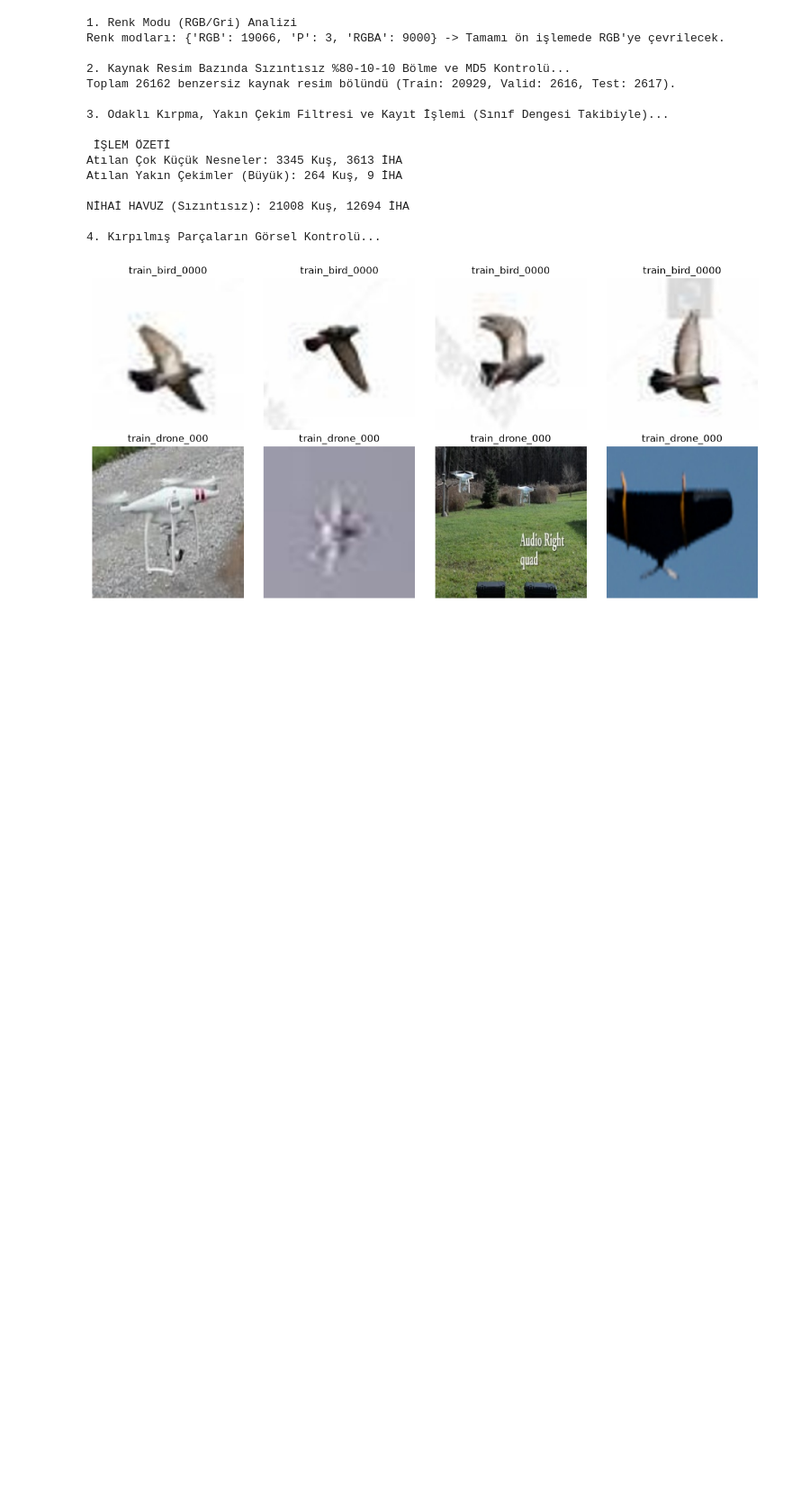
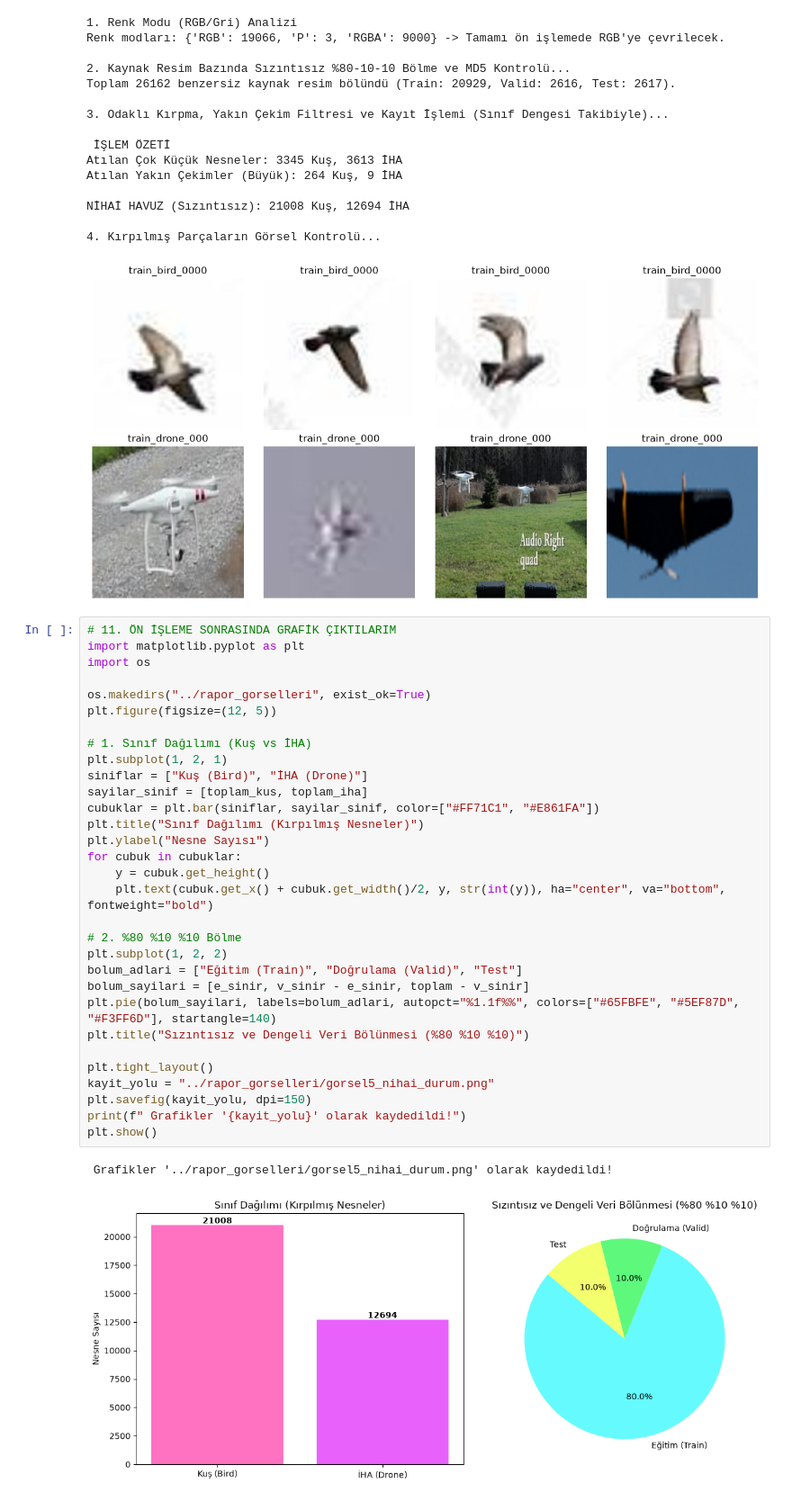
Before and after one commit to Senanursunbul/iha-kus-ayrimi, a Jupyter notebook: notebooks/veri_analizi_1.ipynb, the cells around one changed output. Shown at 90% size. Cells and saved outputs as stored; diff of their text form; blank space fills up the shorter version.

Commit message:
Ön işleme sonrası yapılan dengeli veri bölme ve sınıf daığılımları işlemi grafiksel olarak gösterildi.

```diff
--- a/notebooks/veri_analizi_1.ipynb
+++ b/notebooks/veri_analizi_1.ipynb
@@ -705,3 +705,37 @@ NİHAİ HAVUZ (Sızıntısız): 21008 Kuş, 12694 İHA
 
 4. Kırpılmış Parçaların Görsel Kontrolü...
 [figure]
+# %%
+# 11. ÖN İŞLEME SONRASINDA GRAFİK ÇIKTILARIM
+import matplotlib.pyplot as plt
+import os
+
+os.makedirs("../rapor_gorselleri", exist_ok=True)
+plt.figure(figsize=(12, 5))
+
+# 1. Sınıf Dağılımı (Kuş vs İHA)
+plt.subplot(1, 2, 1)
+siniflar = ["Kuş (Bird)", "İHA (Drone)"]
+sayilar_sinif = [toplam_kus, toplam_iha]
+cubuklar = plt.bar(siniflar, sayilar_sinif, color=["#FF71C1", "#E861FA"])
+plt.title("Sınıf Dağılımı (Kırpılmış Nesneler)")
+plt.ylabel("Nesne Sayısı")
+for cubuk in cubuklar:
+    y = cubuk.get_height()
+    plt.text(cubuk.get_x() + cubuk.get_width()/2, y, str(int(y)), ha="center", va="bottom", fontweight="bold")
+
+# 2. %80 %10 %10 Bölme
+plt.subplot(1, 2, 2)
+bolum_adlari = ["Eğitim (Train)", "Doğrulama (Valid)", "Test"]
+bolum_sayilari = [e_sinir, v_sinir - e_sinir, toplam - v_sinir]
+plt.pie(bolum_sayilari, labels=bolum_adlari, autopct="%1.1f%%", colors=["#65FBFE", "#5EF87D", "#F3FF6D"], startangle=140)
+plt.title("Sızıntısız ve Dengeli Veri Bölünmesi (%80 %10 %10)")
+
+plt.tight_layout()
+kayit_yolu = "../rapor_gorselleri/gorsel5_nihai_durum.png"
+plt.savefig(kayit_yolu, dpi=150)
+print(f" Grafikler '{kayit_yolu}' olarak kaydedildi!")
+plt.show()
+# %% [output]
+ Grafikler '../rapor_gorselleri/gorsel5_nihai_durum.png' olarak kaydedildi!
+[figure, added]
```
Also changed, not shown: 1 other file.
